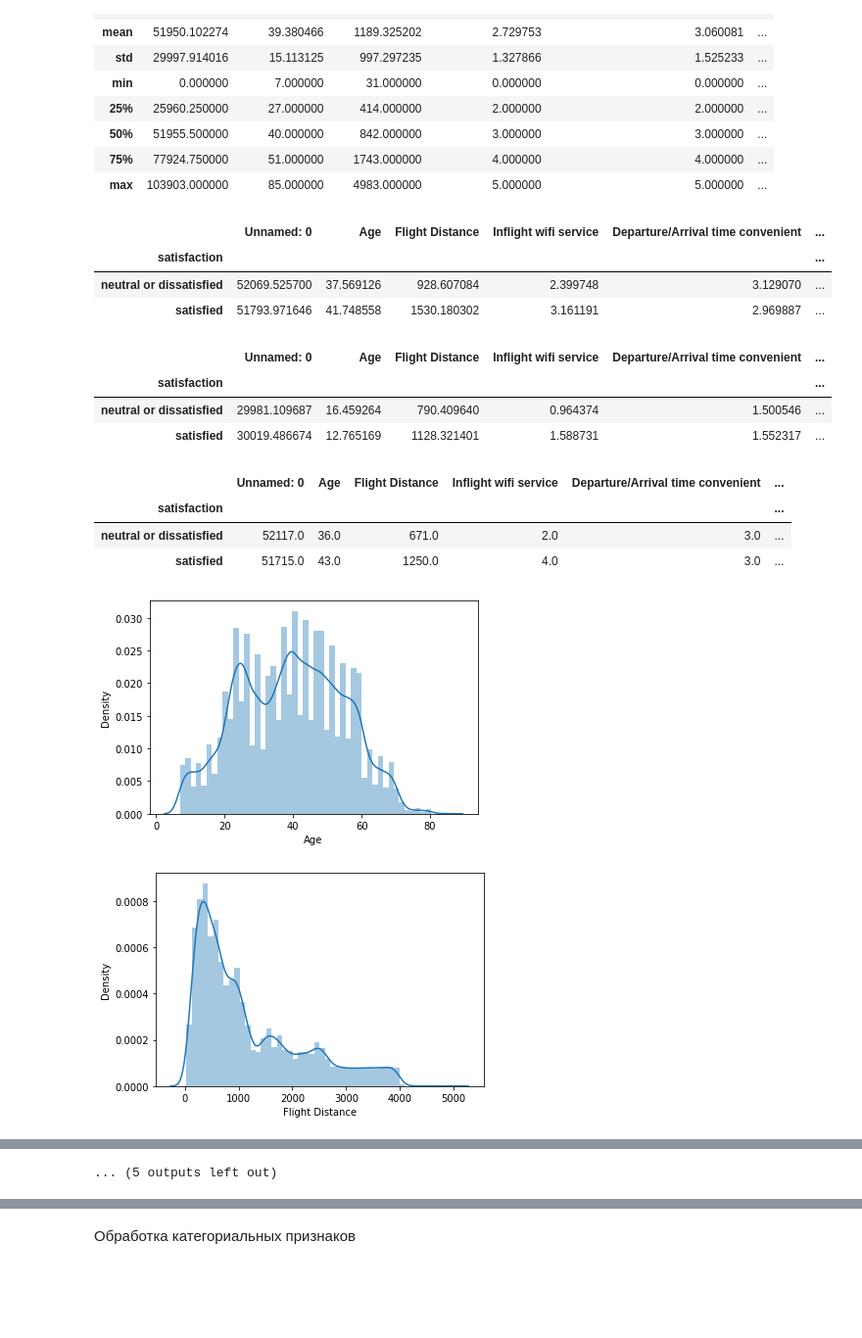
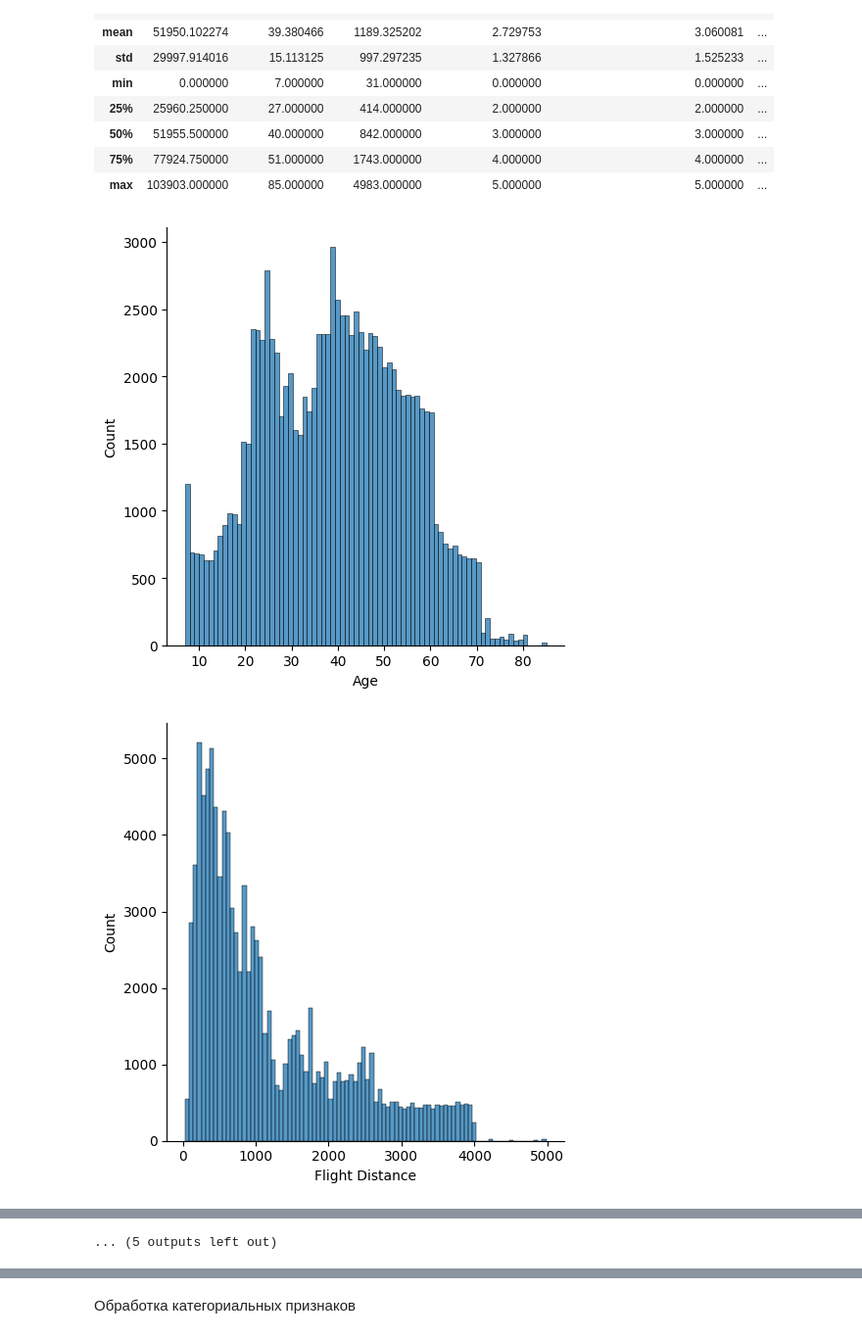
Before and after one commit to ZeR018/ML23, a Jupyter notebook: Airline_Passenger_Satisfaction.ipynb, the cells around one changed output, grey strips where cells are left out. Shown at 98% size. Cells and saved outputs as stored; diff of their text form; code cells hidden in the pictures; blank space fills up the shorter version.

```diff
--- a/Airline_Passenger_Satisfaction.ipynb
+++ b/Airline_Passenger_Satisfaction.ipynb
@@ -191,33 +191,12 @@ df.describe()
 | 50% | 51955.500000 | 40.000000 | 842.000000 | 3.000000 | 3.000000 | ... |
 | 75% | 77924.750000 | 51.000000 | 1743.000000 | 4.000000 | 4.000000 | ... |
 | max | 103903.000000 | 85.000000 | 4983.000000 | 5.000000 | 5.000000 | ... |
-# %%
-df.groupby('satisfaction').mean()
-# %% [output]
-|  | Unnamed: 0 | Age | Flight Distance | Inflight wifi service | Departure/Arrival time convenient | ... |
-| satisfaction |  |  |  |  |  | ... |
-| neutral or dissatisfied | 52069.525700 | 37.569126 | 928.607084 | 2.399748 | 3.129070 | ... |
-| satisfied | 51793.971646 | 41.748558 | 1530.180302 | 3.161191 | 2.969887 | ... |
-# %%
-df.groupby('satisfaction').std()
-# %% [output]
-|  | Unnamed: 0 | Age | Flight Distance | Inflight wifi service | Departure/Arrival time convenient | ... |
-| satisfaction |  |  |  |  |  | ... |
-| neutral or dissatisfied | 29981.109687 | 16.459264 | 790.409640 | 0.964374 | 1.500546 | ... |
-| satisfied | 30019.486674 | 12.765169 | 1128.321401 | 1.588731 | 1.552317 | ... |
-# %%
-df.groupby('satisfaction').median()
-# %% [output]
-|  | Unnamed: 0 | Age | Flight Distance | Inflight wifi service | Departure/Arrival time convenient | ... |
-| satisfaction |  |  |  |  |  | ... |
-| neutral or dissatisfied | 52117.0 | 36.0 | 671.0 | 2.0 | 3.0 | ... |
-| satisfied | 51715.0 | 43.0 | 1250.0 | 4.0 | 3.0 | ... |
 # %%
 ind = ['Age', 'Flight Distance', 'Inflight wifi service', 'Departure/Arrival time convenient', 'Ease of Online booking', 'Gate location', 'Food and drink', 'Online boarding', 'Gate location',
        'Seat comfort', 'Inflight entertainment', 'On-board service', 'Leg room service', 'Baggage handling', 'Checkin service', 'Leg room service', 'Cleanliness']
 for i in range(len(ind)):
-  sns.distplot(df[ind[i]])
+  sns.displot(df[ind[i]])
   plt.show()
 # %% [output]
-[figure, old version]
+[figure, new version]
-[figure, old version]
+[figure, new version]
```
Also changed, not shown: parts of 26 cells of this notebook.
